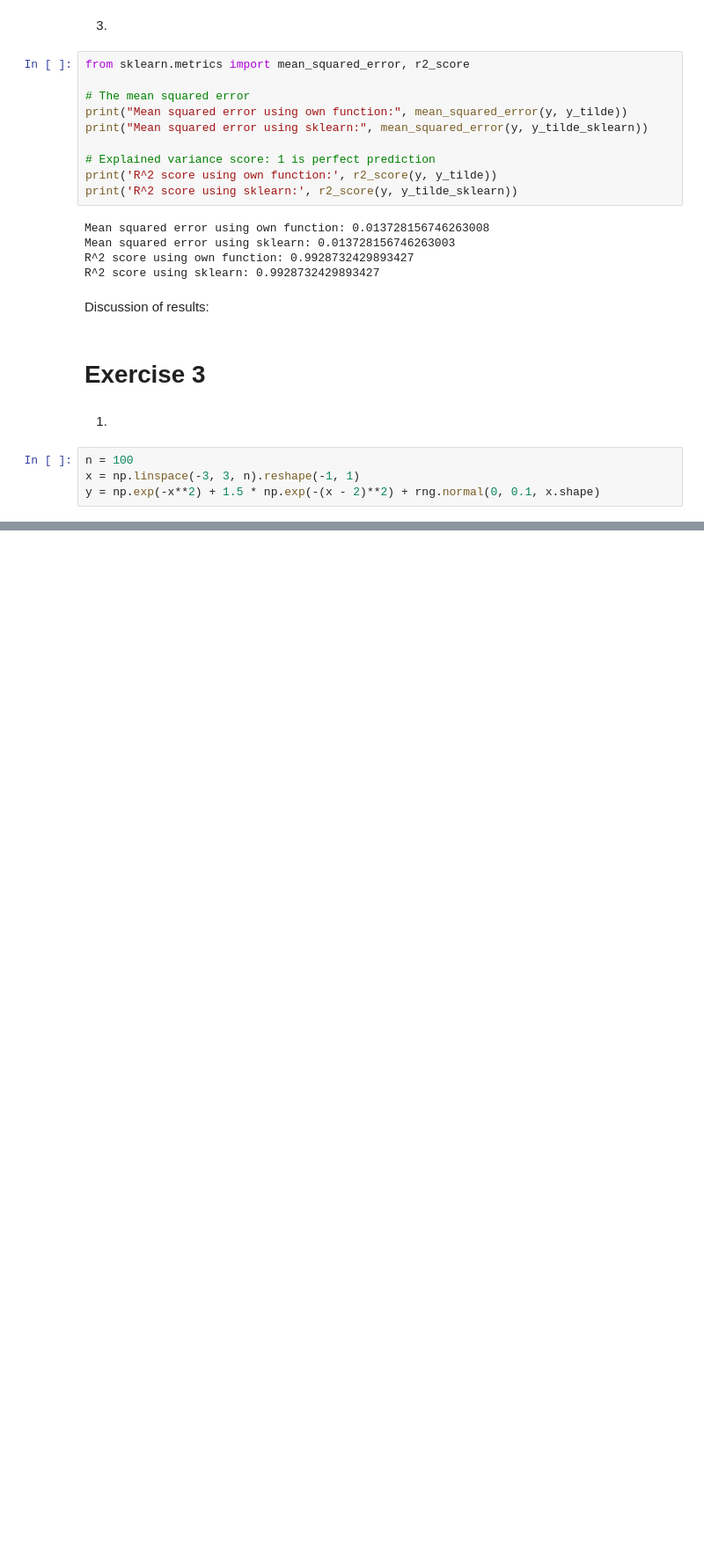
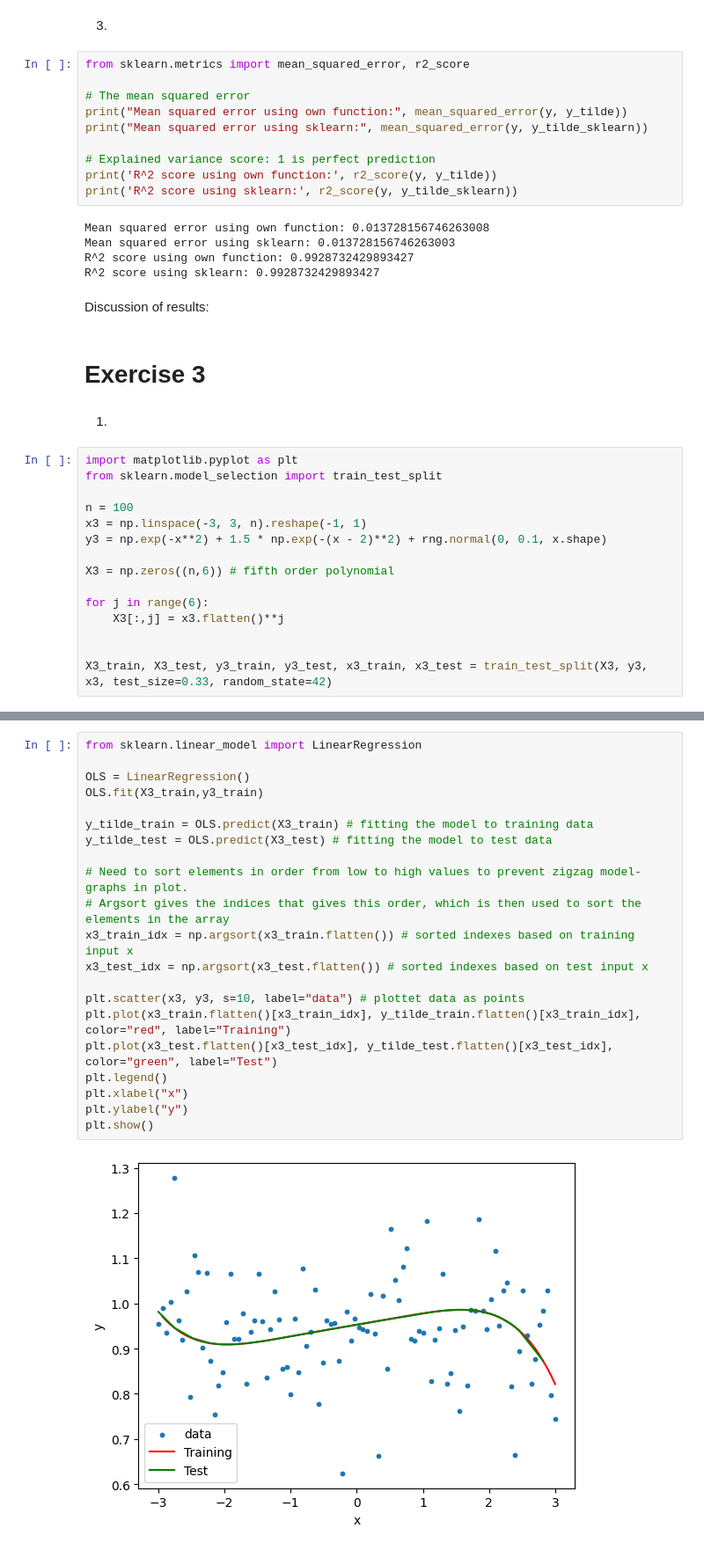
Before and after one commit to viktokr/FYS_STK4155-ukesoppgaver, a Jupyter notebook: VIK_ukesoppgaver35.ipynb, the cells around one changed output, grey strips where cells are left out. Shown at 88% size. Drawn from its saved outputs; the diff is of its cells as text; blank space fills up the shorter version.

```diff
--- a/VIK_ukesoppgaver35.ipynb
+++ b/VIK_ukesoppgaver35.ipynb
@@ -163,6 +163,17 @@ Discussion of results:
 # %% [markdown]
 1.
 # %%
+import matplotlib.pyplot as plt
+from sklearn.model_selection import train_test_split
+
 n = 100
-x = np.linspace(-3, 3, n).reshape(-1, 1)
-y = np.exp(-x**2) + 1.5 * np.exp(-(x - 2)**2) + rng.normal(0, 0.1, x.shape)
+x3 = np.linspace(-3, 3, n).reshape(-1, 1)
+y3 = np.exp(-x**2) + 1.5 * np.exp(-(x - 2)**2) + rng.normal(0, 0.1, x.shape)
+
+X3 = np.zeros((n,6)) # fifth order polynomial
+
+for j in range(6):
+    X3[:,j] = x3.flatten()**j
+
+
+X3_train, X3_test, y3_train, y3_test, x3_train, x3_test = train_test_split(X3, y3, x3, test_size=0.33, random_state=42)
@@ -168,0 +182,23 @@ y = np.exp(-x**2) + 1.5 * np.exp(-(x - 2)**2) + rng.normal(0, 0.1, x.shape)
+# %%
+from sklearn.linear_model import LinearRegression
+
+OLS = LinearRegression()
+OLS.fit(X3_train,y3_train)
+
+y_tilde_train = OLS.predict(X3_train) # fitting the model to training data
+y_tilde_test = OLS.predict(X3_test) # fitting the model to test data
+
+# Need to sort elements in order from low to high values to prevent zigzag model-graphs in plot.
+# Argsort gives the indices that gives this order, which is then used to sort the elements in the array
+x3_train_idx = np.argsort(x3_train.flatten()) # sorted indexes based on training input x
+x3_test_idx = np.argsort(x3_test.flatten()) # sorted indexes based on test input x
+
+plt.scatter(x3, y3, s=10, label="data") # plottet data as points
+plt.plot(x3_train.flatten()[x3_train_idx], y_tilde_train.flatten()[x3_train_idx], color="red", label="Training")
+plt.plot(x3_test.flatten()[x3_test_idx], y_tilde_test.flatten()[x3_test_idx], color="green", label="Test")
+plt.legend()
+plt.xlabel("x")
+plt.ylabel("y")
+plt.show()
+# %% [output]
+[figure, added]
```
Also changed, not shown: parts of 9 cells of this notebook.
